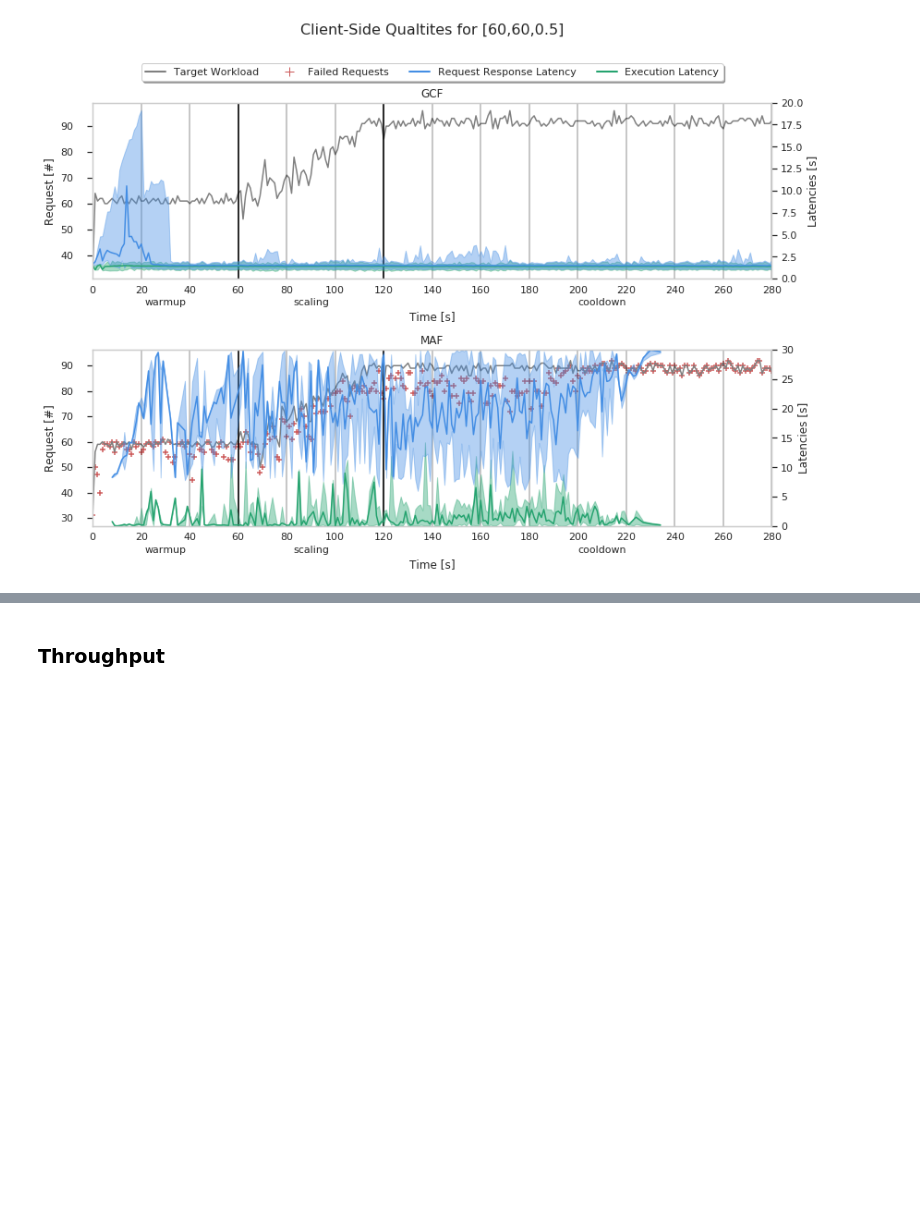
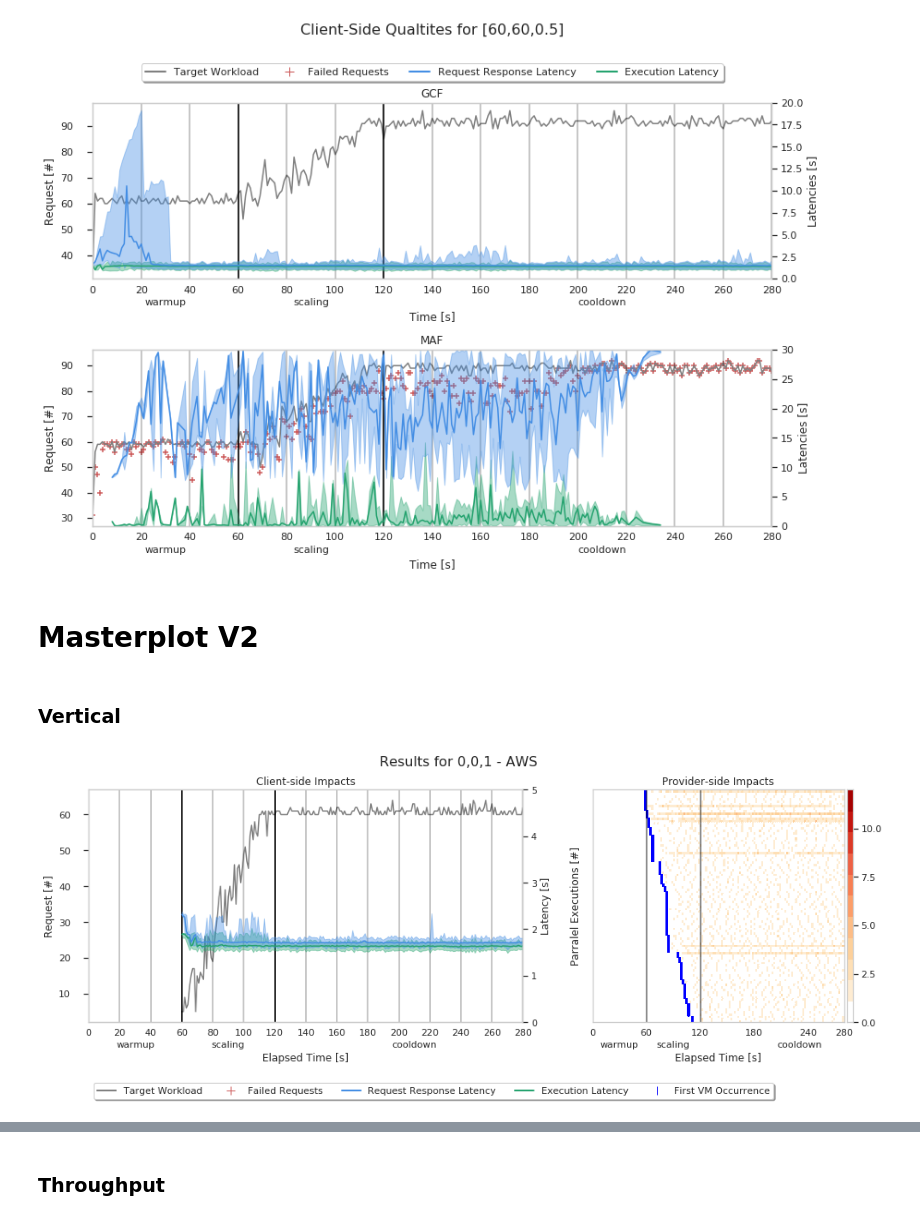
Before and after one commit to tawalaya/FaaSElasticityEngineering, a Jupyter notebook: SW-Analysis.ipynb, the cells around one changed output, grey strips where cells are left out. Drawn from its saved outputs; the diff is of its cells as text; code cells hidden in the pictures; blank space fills up the shorter version.

```diff
--- a/SW-Analysis.ipynb
+++ b/SW-Analysis.ipynb
@@ -514,7 +529,4 @@ def plotClientSideOverview(ax,data,provider,workload,title=False,legend=True,yli
 # %%
-
-
-ylims = {"aws":{"0,0,0.5":[0,5],"60,60,0.5":[0,5]},"ibm":{"0,0,0.5":[0,5],"60,60,0.5":[0,30]}}
 
 for workload in ["0,0,0.5","60,60,0.5"]:
     fig,axs = plt.subplots(2,figsize=(12,8))
@@ -575,3 +583,49 @@ for workload in ["0,0,0.5","60,60,0.5"]:
 # %% [output]
 [figure]
 [figure]
+# %% [markdown]
+# Masterplot V2
+# %% [markdown]
+### Vertical
+# %%
+all_280 = all[all["EStart"] < 280000]
+ylims = {
+    "aws":{"0,0,0.5":[0,5],"0,0,1":[0,5],"0,0,2":[0,5],"60,60,0.5":[0,5],"60,60,1":[0,5]},
+    "ibm":{"0,0,0.5":[0,5],"0,0,1":[0,5],"0,0,2":[0,5],"60,60,0.5":[0,5],"60,60,1":[0,5]},
+    "azure":{"0,0,0.5":[0,30],"0,0,1":[0,30],"0,0,2":[0,30],"60,60,0.5":[0,30],"60,60,1":[0,30]},
+    "gcf":{"0,0,0.5":[0,30],"0,0,1":[0,30],"0,0,2":[0,30],"60,60,0.5":[0,30],"60,60,1":[0,30]}
+}
+from matplotlib.backends.backend_pdf import PdfPages
+from matplotlib.gridspec import GridSpec
+with PdfPages("reports/overview.pdf") as pdf:
+    for workload in ["0,0,1"]:#configs:
+        for provider in ["aws"]:#providers:
+            fig = plt.figure(figsize=(16,5))
+            gs = fig.add_gridspec(ncols=2, nrows=1, width_ratios=[5,3])
+            plt.suptitle("Results for {} - {}".format(workload,style[provider]["name"]), fontsize=16,y=0.99)
+            ax = fig.add_subplot(gs[0, 0])
+            plotClientSideOverview(ax,all_280,provider,workload,title="Client-side Impacts",legend=None,xlim=[0,280],ylim=ylims[provider][workload])
+            legendShapes = [
+                Line2D([0], [0], color="gray", lw=2),
+                Line2D([0], [0], marker='+', lw=0,color='indianred',markerfacecolor='indianred', markersize=10),
+                Line2D([0], [0], color=style["Lats"]["RLat"], lw=2),
+                Line2D([0], [0], color=style["Lats"]["ELat"], lw=2),
+                Line2D([0], [0], marker='|', lw=0,color='blue',markerfacecolor='blue', markersize=10)
+            ]
+            legendNames = ["Target Workload","Failed Requests",style["Names"]["RLat"],style["Names"]["ELat"],"First VM Occurrence"]
+            ax.legend(legendShapes, legendNames,
+                loc='lower left', bbox_to_anchor=(0, -0.35),fancybox=True, shadow=True, ncol=12)
+            ax = fig.add_subplot(gs[0, 1])
+            plotHeatmap(ax,all_280,provider,workload,cutoff=0.5,xlim=[0,280],legend=False,title="Provider-side Impacts",cmap=hmcmp,vmax=12)
+            for _, spine in ax.spines.items():
+                spine.set_visible(True)
+            #plt.tight_layout()
+            pdf.savefig(fig)
+            fig.savefig("reports/overview_{}_{}.pdf"
+                .format(style[provider]["name"],workload)
+            )
+
+            plt.show()
+            plt.close(fig)
+# %% [output]
+[figure, added]
```
Also changed, not shown: parts of 18 cells of this notebook.
